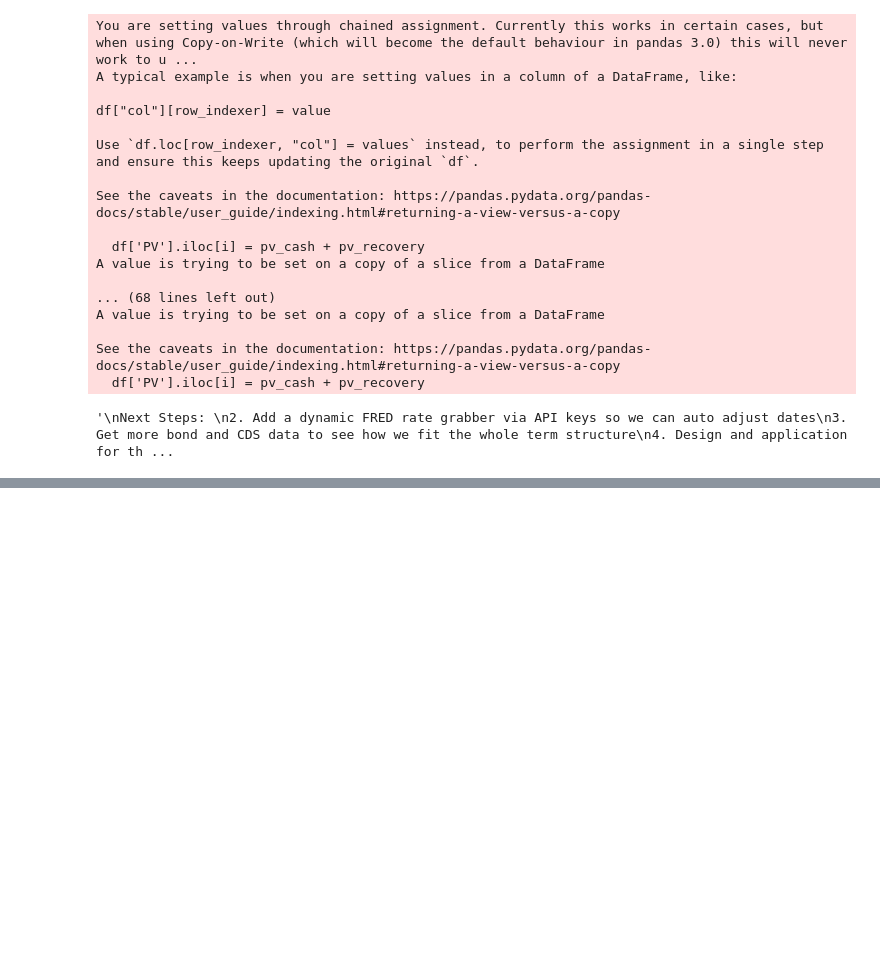
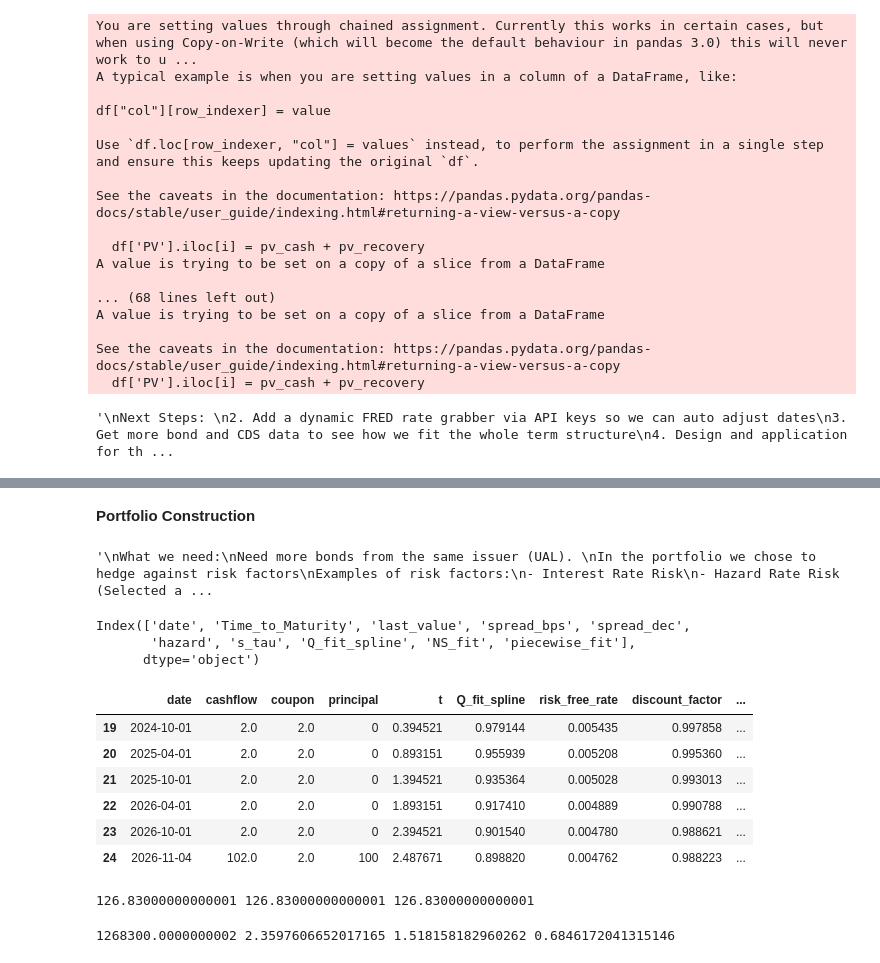
Before and after one commit to Quant-Liam/FE800-Research, a Jupyter notebook: CompletedPOC/FA800 ProjectDraft.ipynb, the cells around one changed output, grey strips where cells are left out. Saved outputs shown, nothing was run; the diff lists cells and outputs as text; code cells hidden in the pictures; blank space fills up the shorter version.

Commit message:
Full build framework, requires some cleaning and files adjustment

```diff
--- a/CompletedPOC/FA800 ProjectDraft.ipynb
+++ b/CompletedPOC/FA800 ProjectDraft.ipynb
@@ -675,0 +657,38 @@ OASF: -846.51 bps
+# %% [markdown]
+**Portfolio Construction**
+# %%
+"""
+What we need:
+Need more bonds from the same issuer (UAL).
+In the portfolio we chose to hedge against risk factors
+Examples of risk factors:
+- Interest Rate Risk
+- Hazard Rate Risk (Selected as hedging risk)
+- Value on Default (1-Pi/Rp)
+
+
+Once we have a bunch of UAL bonds then we can measure each of them individually and determine the
+weight that bond will hold in the portfolio based on the Duration risk, Duration Hazard,
+and the Value on Default Risk.
+
+
+Then we build the sensitivity risk matrix based on the factor that we want to Hedge
+
+We need to price everything with a bump to get the proper durations, not too hard to implement
+"""
+# %% [output]
+'\nWhat we need:\nNeed more bonds from the same issuer (UAL). \nIn the portfolio we chose to hedge against risk factors\nExamples of risk factors:\n- Interest Rate Risk\n- Hazard Rate Risk (Selected a ...
+# %%
+print(df.columns)
+df_schedule_with_rates
+# %% [output]
+Index(['date', 'Time_to_Maturity', 'last_value', 'spread_bps', 'spread_dec',
+       'hazard', 's_tau', 'Q_fit_spline', 'NS_fit', 'piecewise_fit'],
+      dtype='object')
+|  | date | cashflow | coupon | principal | t | Q_fit_spline | risk_free_rate | discount_factor | ... |
+| 19 | 2024-10-01 | 2.0 | 2.0 | 0 | 0.394521 | 0.979144 | 0.005435 | 0.997858 | ... |
+| 20 | 2025-04-01 | 2.0 | 2.0 | 0 | 0.893151 | 0.955939 | 0.005208 | 0.995360 | ... |
+| 21 | 2025-10-01 | 2.0 | 2.0 | 0 | 1.394521 | 0.935364 | 0.005028 | 0.993013 | ... |
+| 22 | 2026-04-01 | 2.0 | 2.0 | 0 | 1.893151 | 0.917410 | 0.004889 | 0.990788 | ... |
+| 23 | 2026-10-01 | 2.0 | 2.0 | 0 | 2.394521 | 0.901540 | 0.004780 | 0.988621 | ... |
+| 24 | 2026-11-04 | 102.0 | 2.0 | 100 | 2.487671 | 0.898820 | 0.004762 | 0.988223 | ... |
@@ -675,0 +768,36 @@ OASF: -846.51 bps
+# %%
+#Build Sensitivity Matrix
+oasf = oas_result['oas_decimal']
+
+D_rate_i, P0_rate = duration_oas(
+    df_schedule_with_rates,
+    oasf,
+    Recovery,
+    par,
+    bump_bp=1.0
+)
+
+D_hazard_i, P0_hazard = duration_hazard(
+    df_schedule_with_rates,
+    oasf,
+    Recovery,
+    par,
+    bump_bp=1.0
+)
+
+# Sanity check: both base prices should match
+assert abs(P0_rate - P0_hazard) < 1e-6
+P0 = P0_rate #These need to match
+print(P0, P0_rate, P0_hazard)
+# 3) VOD
+VOD_i = value_on_default(P0, Recovery, par=par)
+
+# 4) Market value for portfolio math
+notional = 1_000_000  # or whatever
+MV_i = P0 / 100.0 * notional #Portfolio Size
+# %% [output]
+126.83000000000001 126.83000000000001 126.83000000000001
+# %%
+print(MV_i, D_rate_i, D_hazard_i, VOD_i)
+# %% [output]
+1268300.0000000002 2.3597606652017165 1.518158182960262 0.6846172041315146
```
Also changed, not shown: parts of 6 cells of this notebook, 6 other files.
